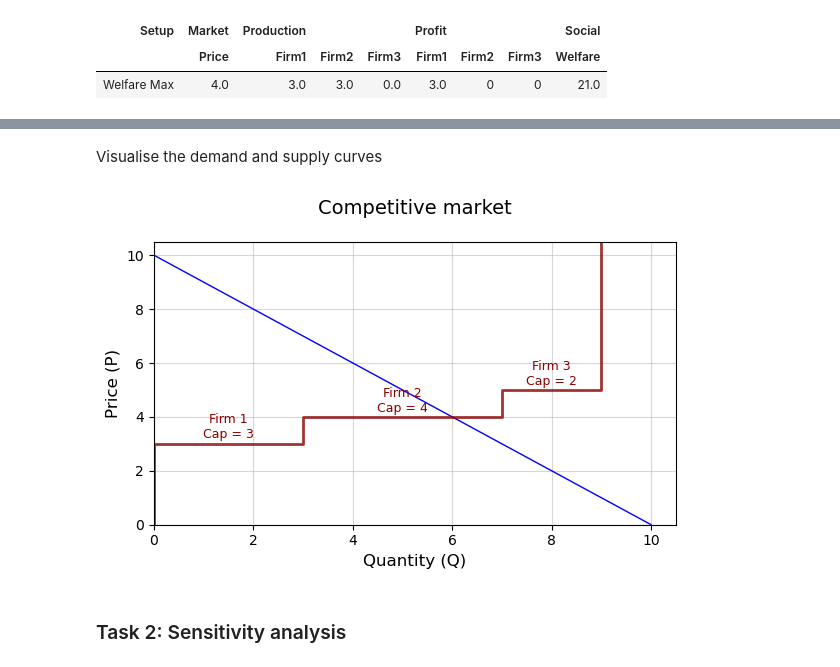
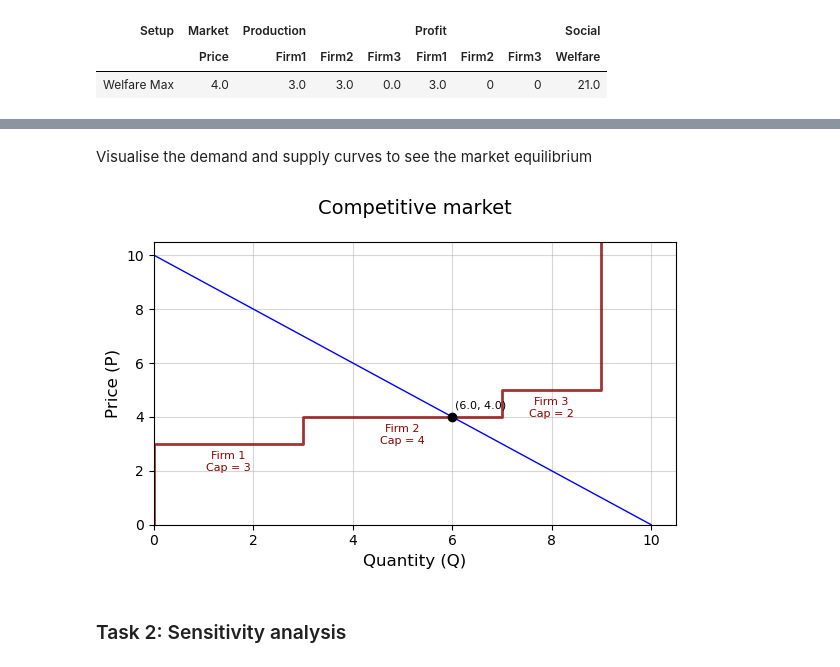
Before and after one commit to helmihankimaa/PB_equilibrium_course, a Jupyter notebook: Module_3.ipynb, the cells around one changed output, grey strips where cells are left out. Drawn from its saved outputs; the diff is of its cells as text; code cells hidden in the pictures.

```diff
--- a/Module_3.ipynb
+++ b/Module_3.ipynb
@@ -25,6 +25,7 @@ In this exercise we investigate <span style="color:orange">**market-price format
 # %% [markdown]
 #### Import code packages
 # %%
+# Import packages
 import matplotlib.pyplot as plt
 from pyomo.environ import *
 from pyomo.opt import SolverFactory
@@ -36,11 +37,18 @@ import numpy as np
 import os
 from sys import platform
 
+
+# Set up the PATH solver
 # Set the PATH license string (from https://pages.cs.wisc.edu/~ferris/path.html)
 os.environ['PATH_LICENSE_STRING'] = "2830898829&Courtesy&&&USR&45321&5_1_2021&1000&PATH&GEN&31_12_2025&0_0_0&6000&0_0"
 
 # Set path to PATH executable (dependent on your OS)
-path_executable = os.path.join(os.getcwd(), 'path', 'pathampl')
+if platform == "linux" or platform == "linux2":  # linux
+    path_executable = os.path.join(os.getcwd(), 'path', 'linux', 'pathampl')
+elif platform == "darwin":  # Mac OS X
+    path_executable = os.path.join(os.getcwd(), 'path', 'macos', 'pathampl')
+else:  # platform == "win32": # Windows
+    path_executable = os.path.join(os.getcwd(), 'path', 'windows', 'pathampl.exe')
 # %% [markdown]
 #### Problem data
 # %%
@@ -338,68 +448,10 @@ show(results_table)
 # %% [markdown]
-Visualise the demand and supply curves
+Visualise the demand and supply curves to see the market equilibrium
-# %%
-def competitive_market_plot(c1, c2, c3, X1_max, X2_max, X3_max):
-
-    fig = plot_inverse_demand()
-    # Create supply curves for each firm (marginal cost lines)
-    # For perfectly competitive firms, supply curve is horizontal at marginal cost up to capacity
-    firms = [
-        {'name': 'Firm 1', 'cost': c1, 'capacity': X1_max},
-        {'name': 'Firm 2', 'cost': c2, 'capacity': X2_max},
-        {'name': 'Firm 3', 'cost': c3, 'capacity': X3_max}
-    ]
-
-    # Sort firms by marginal cost (lowest to highest)
-    firms_sorted = sorted(firms, key=lambda x: x['cost'])
-
-    # Create aggregate supply curve as step function
-    supply_quantities = [0]  # Start at quantity 0
-    supply_prices = [0]      # Start at price 0
-
-    cumulative_quantity = 0
-    for i, firm in enumerate(firms_sorted):
-        # Add horizontal segment at firm's marginal cost
-        supply_quantities.append(cumulative_quantity)
-        supply_prices.append(firm['cost'])
-
-        # Add capacity to cumulative quantity
-        cumulative_quantity += firm['capacity']
-        supply_quantities.append(cumulative_quantity)
-        supply_prices.append(firm['cost'])
-
-    # Add final segment to extend supply curve upward
-    supply_quantities.append(cumulative_quantity)  # Final quantity
-    supply_prices.append(20)  # Final price back to 0
-
-    # Plot the aggregate supply curve
-    plt.step(supply_quantities, supply_prices, where='post', color='darkred',
-            linewidth=2, alpha=0.8)
-
-    # Plot individual firm contributions with different colors
-    cumulative_q = 0
-    for i, firm in enumerate(firms_sorted):
-        # Add capacity label
-        plt.text(cumulative_q + firm['capacity']/2, firm['cost'] + 0.2,
-                f"{firm['name']}\nCap = {firm['capacity']}",
-                ha='center', fontsize=9, color='darkred')
-
-        cumulative_q += firm['capacity']
-
-
-
-    # Add grid and labels
-    plt.title('Competitive market', fontsize=14, pad=20)
-
-    # Set axis limits with some padding
-    plt.xlim(0, max(a/b, X1_max + X2_max + X3_max) + 0.5)
-    plt.ylim(0, a + 0.5)
-
-    plt.tight_layout()
-    plt.show()
-
-competitive_market_plot(c1, c2, c3, X1_max, X2_max, X3_max)
-# %% [output]
-[figure, removed]
+# %%
+fig, _ = supply_demand_plot(c1, c2, c3, X1_max, X2_max, X3_max, title='Competitive market',
+                            equilibrium_point=True, Q=sum(optimal_production(competitive_model)), P=market_price(competitive_model))
+# %% [output]
+[figure, added]
 # %% [markdown]
 ### Task 2: Sensitivity analysis
 # %% [markdown]
```
Also changed, not shown: parts of 51 cells of this notebook.
